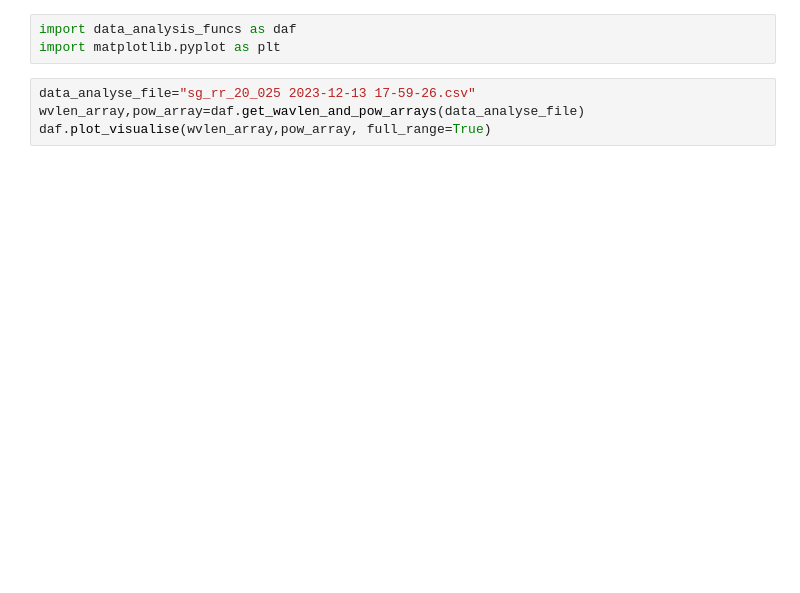
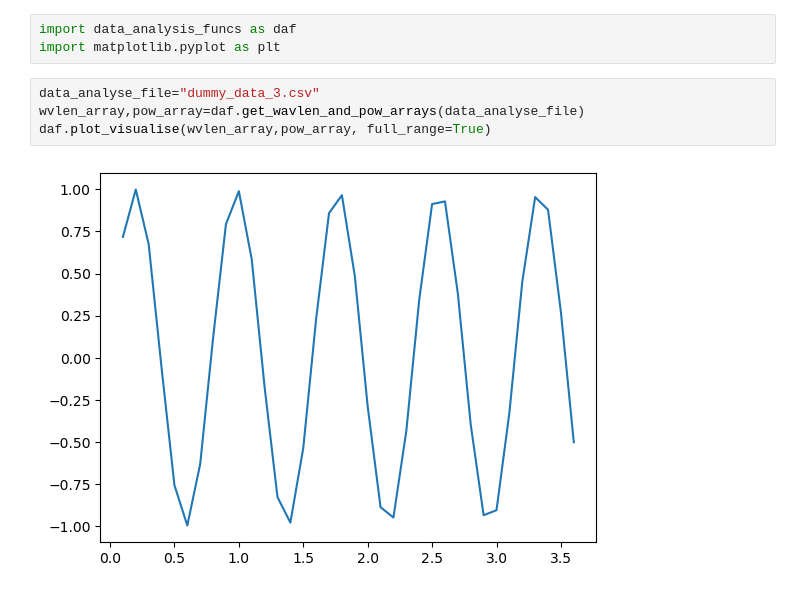
Before and after one commit to tdasanjh/team-chip-project, a Jupyter notebook: data_analysis/data_analysis_notebook.ipynb, the cells around one changed output. Drawn from its saved outputs; the diff is of its cells as text; blank space fills up the shorter version.

Commit message:
tested notebook on dummy data

```diff
--- a/data_analysis/data_analysis_notebook.ipynb
+++ b/data_analysis/data_analysis_notebook.ipynb
@@ -2,7 +2,9 @@
 import data_analysis_funcs as daf
 import matplotlib.pyplot as plt
 # %%
-data_analyse_file="sg_rr_20_025 2023-12-13 17-59-26.csv"
+data_analyse_file="dummy_data_3.csv"
 wvlen_array,pow_array=daf.get_wavlen_and_pow_arrays(data_analyse_file)
 daf.plot_visualise(wvlen_array,pow_array, full_range=True)
+# %% [output]
+[figure, added]
 # %%
```
Also changed, not shown: parts of 3 cells of this notebook.
